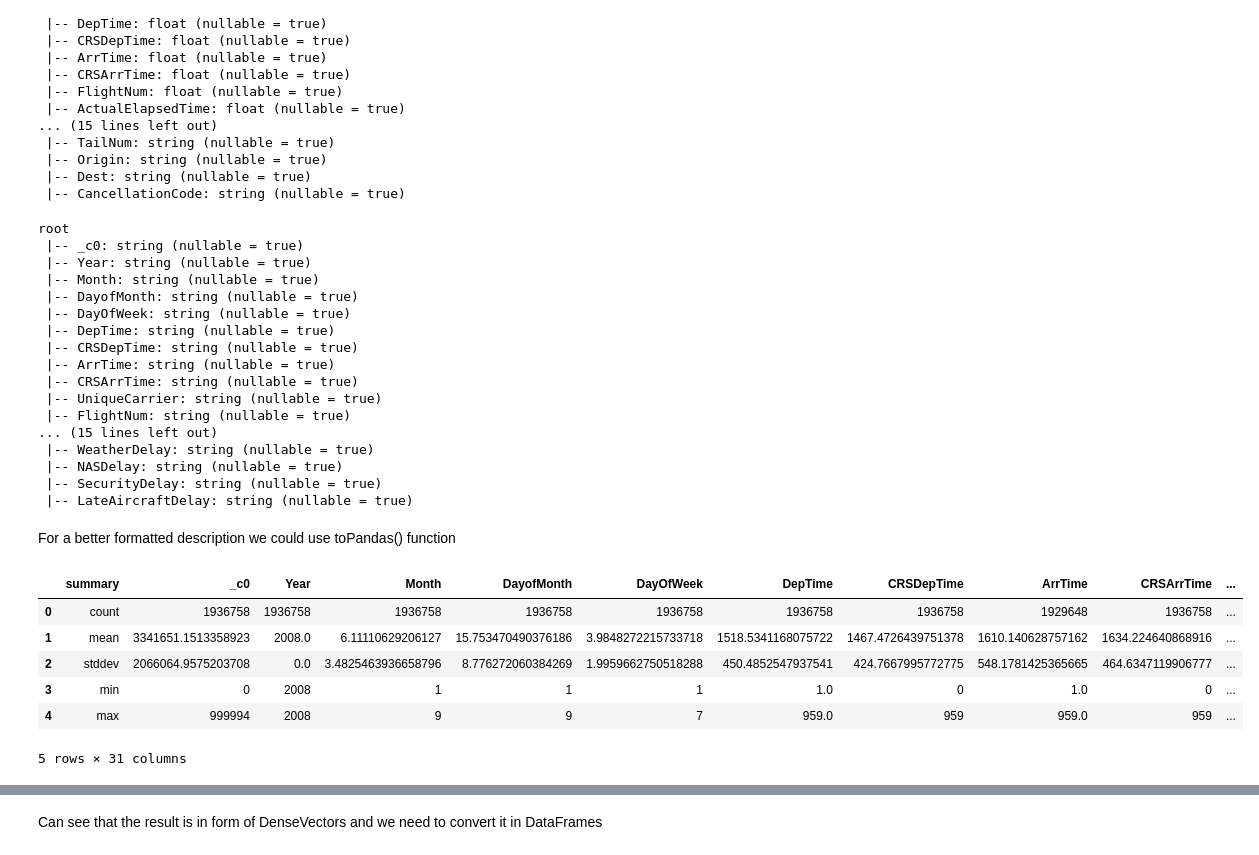
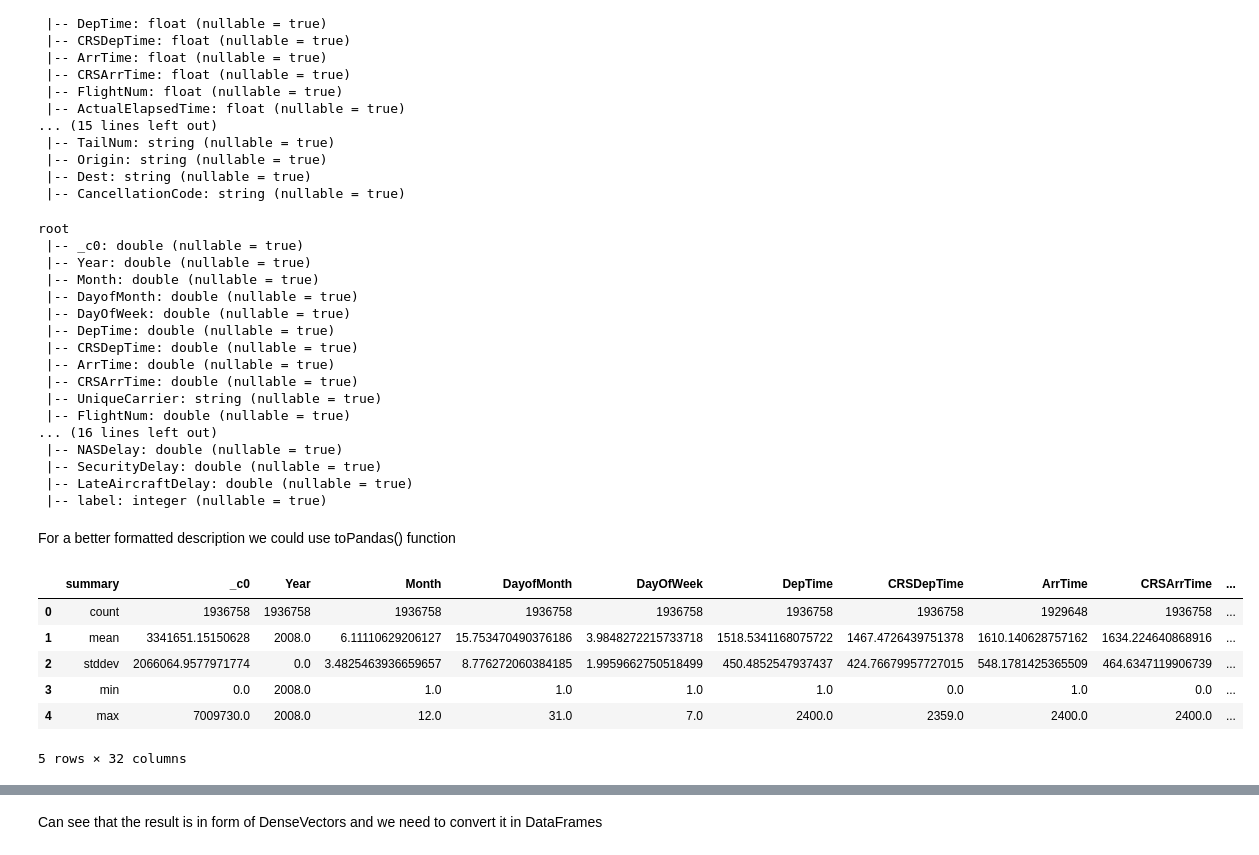
Before and after one commit to Anshumaan-Chauhan02/Scalability-Check-for-Machine-Learning-System-Predicting-Flight-Delays, a Jupyter notebook: SystemsForDS-Project.ipynb, the cells around one changed output, grey strips where cells are left out. Saved outputs shown, nothing was run; the diff lists cells and outputs as text; code cells hidden in the pictures.

```diff
--- a/SystemsForDS-Project.ipynb
+++ b/SystemsForDS-Project.ipynb
@@ -176,39 +181,39 @@ updated_dataset.select(*(col(c) for c in dataset.columns)).write.format("jdbc")
 .option("user", "root").option("password", "MySQL").save()
 # %%
 #Loading dataset from MySQL (after doing simple anaysis in MySQL)
-queried_dataset = spark.read.format("jdbc") \
+updated_dataset = spark.read.format("jdbc") \
 .option("url", "jdbc:mysql://localhost:3306/Sys") \
 .option("driver", "com.mysql.jdbc.Driver").option("dbtable", "dataset") \
 .option("user", "root").option("password", "MySQL").load()
 # %%
-queried_dataset.printSchema()
+updated_dataset.printSchema()
 # %% [output]
 root
- |-- _c0: string (nullable = true)
- |-- Year: string (nullable = true)
- |-- Month: string (nullable = true)
- |-- DayofMonth: string (nullable = true)
- |-- DayOfWeek: string (nullable = true)
- |-- DepTime: string (nullable = true)
- |-- CRSDepTime: string (nullable = true)
- |-- ArrTime: string (nullable = true)
- |-- CRSArrTime: string (nullable = true)
+ |-- _c0: double (nullable = true)
+ |-- Year: double (nullable = true)
+ |-- Month: double (nullable = true)
+ |-- DayofMonth: double (nullable = true)
+ |-- DayOfWeek: double (nullable = true)
+ |-- DepTime: double (nullable = true)
+ |-- CRSDepTime: double (nullable = true)
+ |-- ArrTime: double (nullable = true)
+ |-- CRSArrTime: double (nullable = true)
  |-- UniqueCarrier: string (nullable = true)
- |-- FlightNum: string (nullable = true)
-... (15 lines left out)
- |-- WeatherDelay: string (nullable = true)
- |-- NASDelay: string (nullable = true)
- |-- SecurityDelay: string (nullable = true)
- |-- LateAircraftDelay: string (nullable = true)
+ |-- FlightNum: double (nullable = true)
+... (16 lines left out)
+ |-- NASDelay: double (nullable = true)
+ |-- SecurityDelay: double (nullable = true)
+ |-- LateAircraftDelay: double (nullable = true)
+ |-- label: integer (nullable = true)
 # %% [markdown]
 For a better formatted description we could use toPandas() function
 # %%
-queried_dataset.describe().toPandas()
+updated_dataset.describe().toPandas()
 # %% [output]
 |  | summary | _c0 | Year | Month | DayofMonth | DayOfWeek | DepTime | CRSDepTime | ArrTime | CRSArrTime | ... |
 | 0 | count | 1936758 | 1936758 | 1936758 | 1936758 | 1936758 | 1936758 | 1936758 | 1929648 | 1936758 | ... |
-| 1 | mean | 3341651.1513358923 | 2008.0 | 6.11110629206127 | 15.753470490376186 | 3.9848272215733718 | 1518.5341168075722 | 1467.4726439751378 | 1610.140628757162 | 1634.224640868916 | ... |
-| 2 | stddev | 2066064.9575203708 | 0.0 | 3.4825463936658796 | 8.776272060384269 | 1.9959662750518288 | 450.4852547937541 | 424.7667995772775 | 548.1781425365665 | 464.6347119906777 | ... |
-| 3 | min | 0 | 2008 | 1 | 1 | 1 | 1.0 | 0 | 1.0 | 0 | ... |
-| 4 | max | 999994 | 2008 | 9 | 9 | 7 | 959.0 | 959 | 959.0 | 959 | ... |
+| 1 | mean | 3341651.15150628 | 2008.0 | 6.11110629206127 | 15.753470490376186 | 3.9848272215733718 | 1518.5341168075722 | 1467.4726439751378 | 1610.140628757162 | 1634.224640868916 | ... |
+| 2 | stddev | 2066064.9577971774 | 0.0 | 3.4825463936659657 | 8.776272060384185 | 1.9959662750518499 | 450.4852547937437 | 424.76679957727015 | 548.1781425365509 | 464.6347119906739 | ... |
+| 3 | min | 0.0 | 2008.0 | 1.0 | 1.0 | 1.0 | 1.0 | 0.0 | 1.0 | 0.0 | ... |
+| 4 | max | 7009730.0 | 2008.0 | 12.0 | 31.0 | 7.0 | 2400.0 | 2359.0 | 2400.0 | 2400.0 | ... |
-5 rows × 31 columns
+5 rows × 32 columns
```
Also changed, not shown: parts of 9 cells of this notebook.
